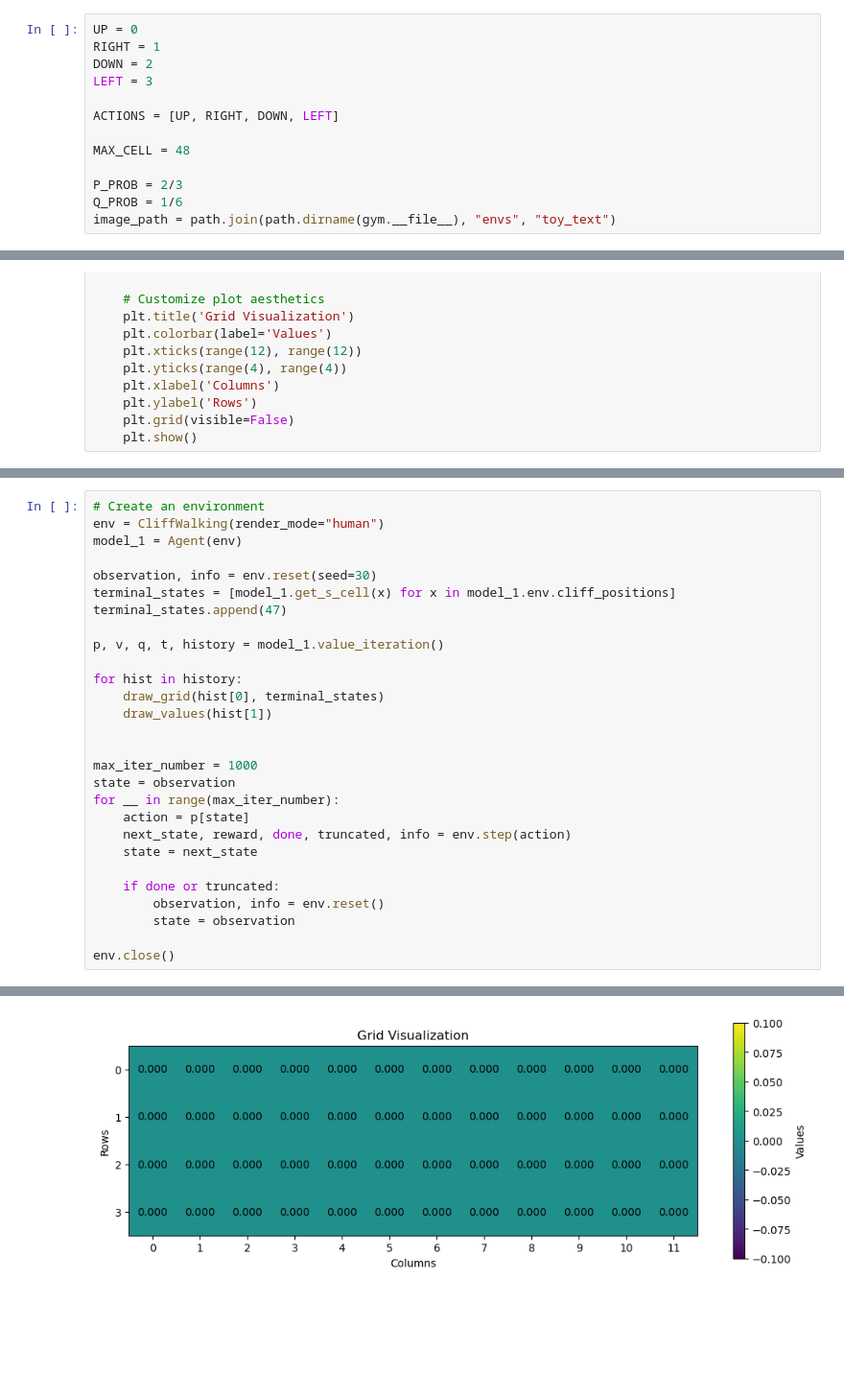
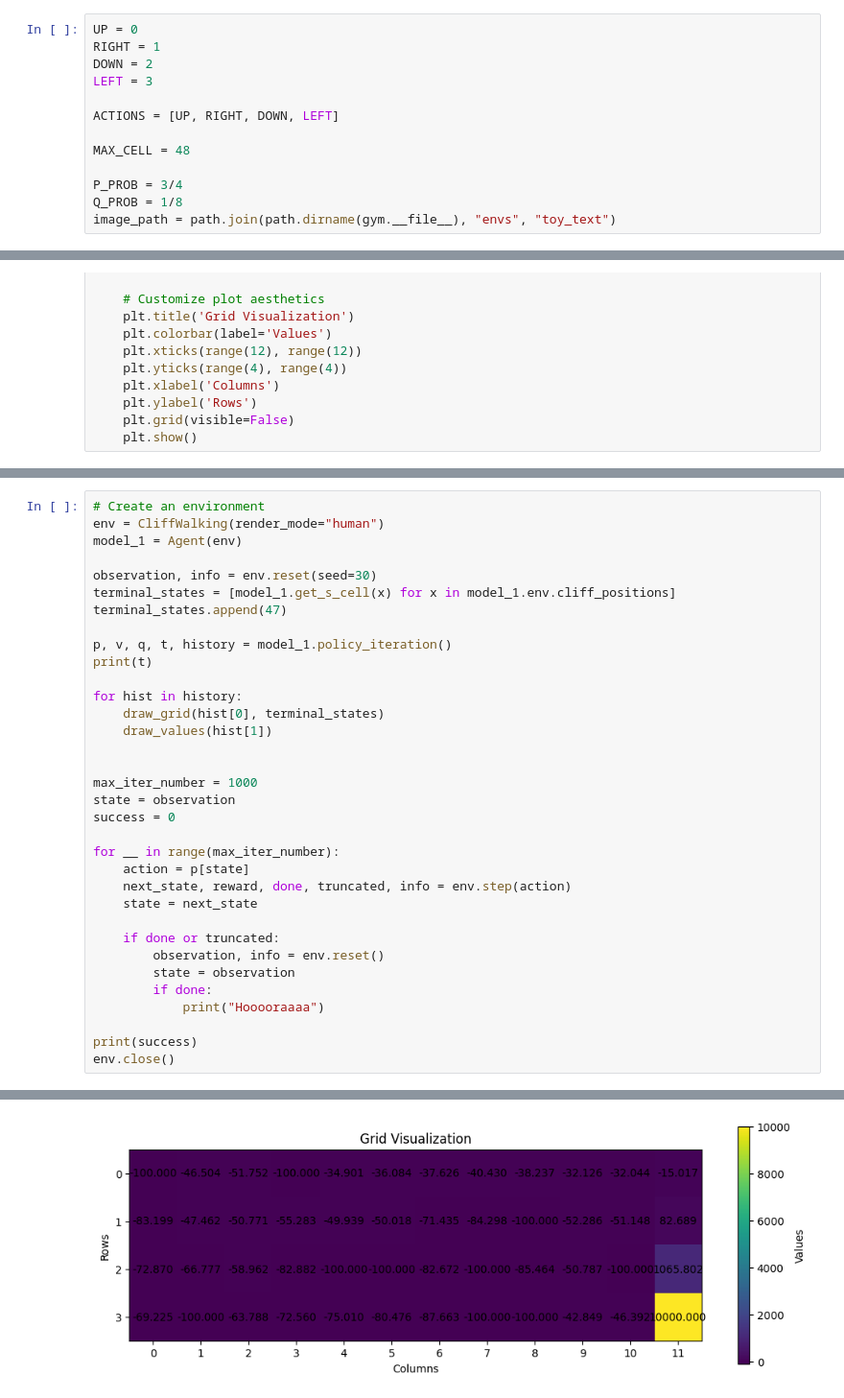
Before and after one commit to InFluX-M/UIAI-MDP, a Jupyter notebook: MDP.ipynb, the cells around one changed output, grey strips where cells are left out. Shown at 96% size. Cells and saved outputs as stored; diff of their text form; blank space fills up the shorter version.

```diff
--- a/MDP.ipynb
+++ b/MDP.ipynb
@@ -17,8 +17,8 @@ ACTIONS = [UP, RIGHT, DOWN, LEFT]
 
 MAX_CELL = 48
 
-P_PROB = 2/3
-Q_PROB = 1/6
+P_PROB = 3/4
+Q_PROB = 1/8
 image_path = path.join(path.dirname(gym.__file__), "envs", "toy_text")
 # %%
 class CliffWalking(CliffWalkingEnv):
@@ -507,7 +497,8 @@ observation, info = env.reset(seed=30)
 terminal_states = [model_1.get_s_cell(x) for x in model_1.env.cliff_positions]
 terminal_states.append(47)
 
-p, v, q, t, history = model_1.value_iteration()
+p, v, q, t, history = model_1.policy_iteration()
+print(t)
 
 for hist in history:
     draw_grid(hist[0], terminal_states)
@@ -516,6 +507,8 @@ for hist in history:
 
 max_iter_number = 1000
 state = observation
+success = 0
+
 for __ in range(max_iter_number):
     action = p[state]
     next_state, reward, done, truncated, info = env.step(action)
@@ -524,6 +517,9 @@ for __ in range(max_iter_number):
     if done or truncated:
         observation, info = env.reset()
         state = observation
+        if done:
+            print("Hooooraaaa")
 
+print(success)
 env.close()
 # %% [output]
@@ -531 +528 @@ env.close()
-[figure, old version]
+[figure, new version]
```
Also changed, not shown: parts of 3 cells of this notebook.
